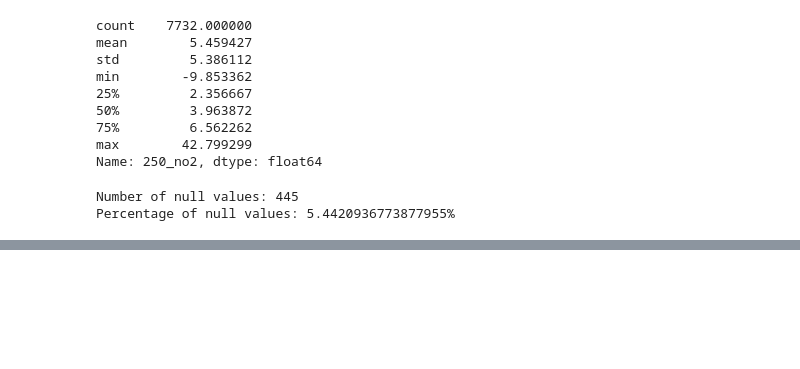
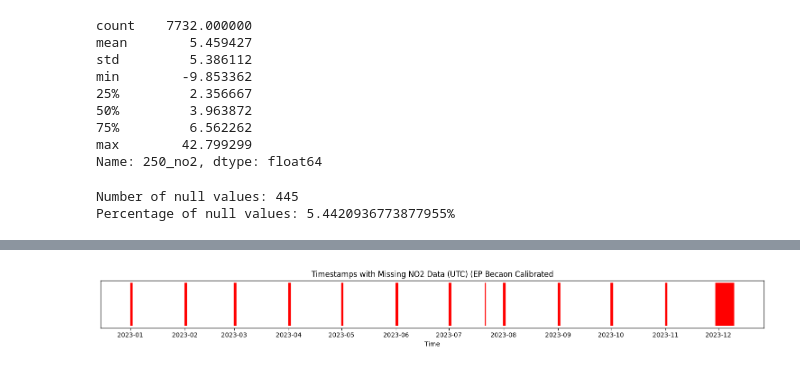
Before and after one commit to jacklardner/calibrated-no2-EDA, a Jupyter notebook: calibrated_to_EP.ipynb, the cells around one changed output, grey strips where cells are left out. Cells and saved outputs as stored; diff of their text form; code cells hidden in the pictures; blank space fills up the shorter version.

Commit message:
added more visualizations on reference data

```diff
--- a/calibrated_to_EP.ipynb
+++ b/calibrated_to_EP.ipynb
@@ -322,0 +96,18 @@ plt.show()
+# %%
+import matplotlib.dates as mdates
+
+#understand missing data better
+calibrated_no2_EP["missing"] = calibrated_no2_EP["250_no2"].isna()
+
+missing_times = calibrated_no2_EP.loc[calibrated_no2_EP["missing"], "datetime_utc"]
+
+plt.figure(figsize=(15, 2))
+plt.vlines(missing_times, ymin=0, ymax=1, color="red", alpha=0.7)
+plt.title("Timestamps with Missing NO2 Data (UTC) (EP Becaon Calibrated")
+plt.yticks([])
+plt.xlabel("Time")
+plt.gca().xaxis.set_major_locator(mdates.MonthLocator(interval=1))
+plt.tight_layout()
+plt.show()
+# %% [output]
+[figure, added]
```
Also changed, not shown: parts of 45 cells of this notebook.
